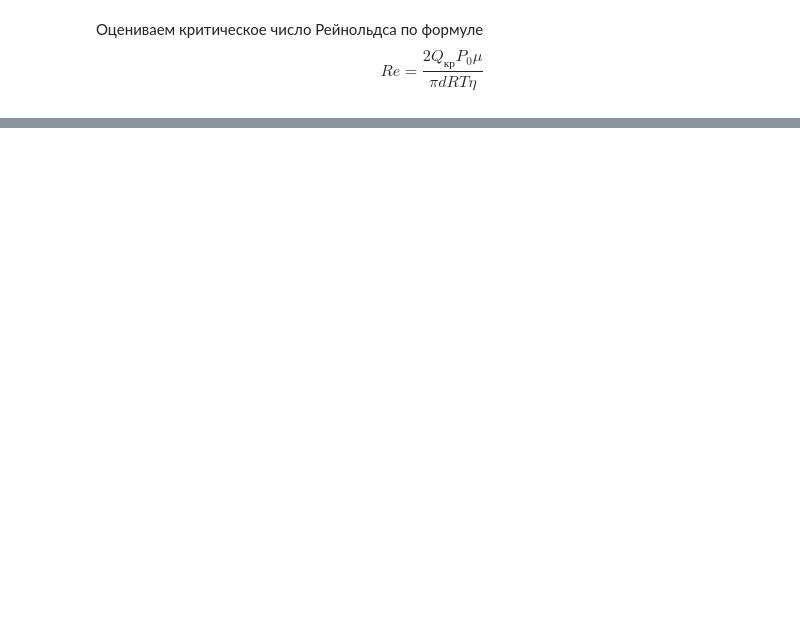
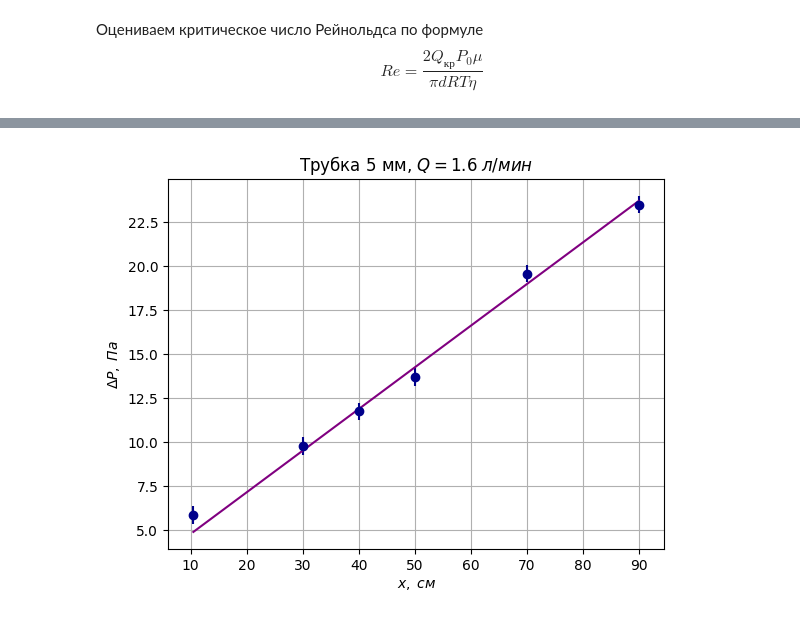
Before and after one commit to TimBelinskii/PhysicsLabs, a Jupyter notebook: II семестр/1.3.3/processing.ipynb, the cells around one changed output, grey strips where cells are left out. Cells and saved outputs as stored; diff of their text form; code cells hidden in the pictures; blank space fills up the shorter version.

```diff
--- a/II семестр/1.3.3/processing.ipynb
+++ b/II семестр/1.3.3/processing.ipynb
@@ -181,0 +239,11 @@ print(Re5)
+# %%
+plt.title(r'Трубка 5 мм, $Q = 1.6\;л/мин$')
+plt.grid()
+plt.xlabel(r'$x,\;см$')
+plt.ylabel(r'$\Delta P,\;Па$')
+plt.errorbar(x5, p5, 9.8 * px5['k'] / 4, 0.5, 'o', color='darkblue')
+plt.plot(x5a, linear(x5a, *popt_px5), color='purple')
+plt.savefig('graphs/dP(x)[5mm, Q=1.6].png')
+plt.show()
+# %% [output]
+[figure, added]
```
Also changed, not shown: parts of 11 cells of this notebook, 1 other file.
